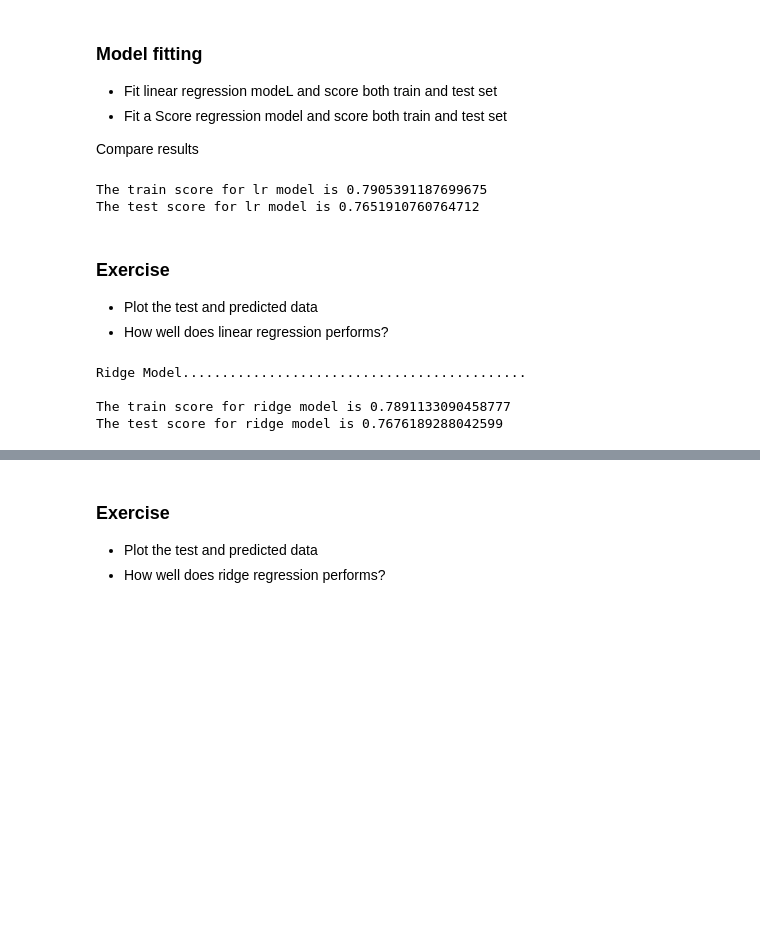
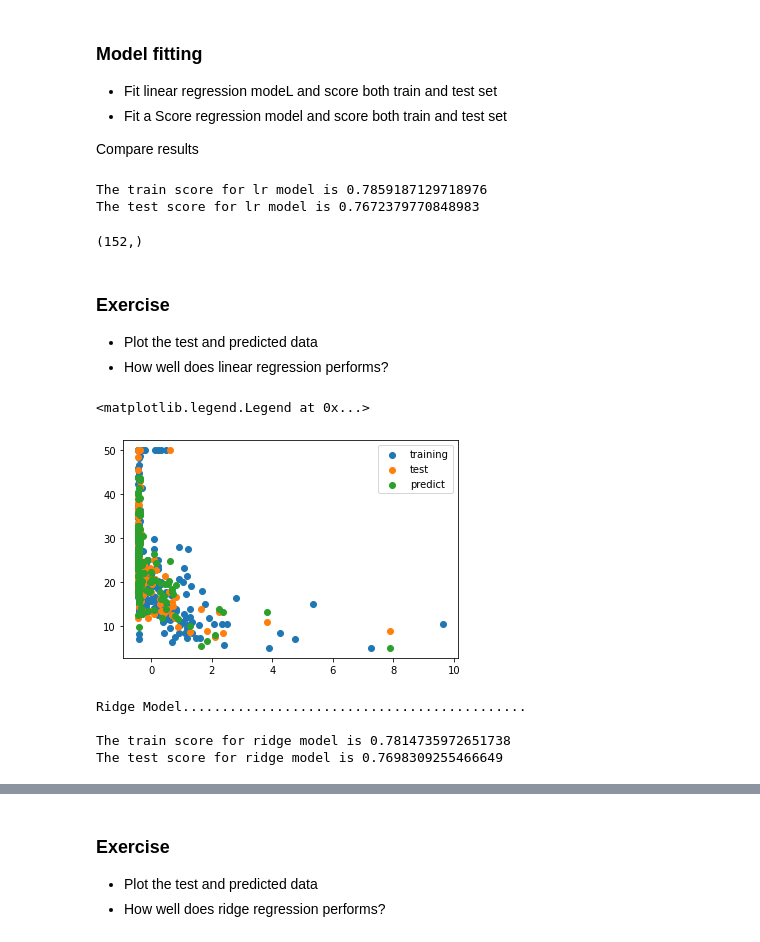
Before and after one commit to andreall/dicca__python_course, a Jupyter notebook: 08_sckitlearn_regression.ipynb, the cells around one changed output, grey strips where cells are left out. Cells and saved outputs as stored; diff of their text form; code cells hidden in the pictures; blank space fills up the shorter version.

```diff
--- a/08_sckitlearn_regression.ipynb
+++ b/08_sckitlearn_regression.ipynb
@@ -237,11 +255,6 @@ X_test = scaler.transform(X_test)
 # %% [output]
 The dimension of X_train is (354, 11)
 The dimension of X_test is (152, 11)
-# %%
-#Scale features
-scaler = StandardScaler()
-X_train = scaler.fit_transform(X_train)
-X_test = scaler.transform(X_test)
 # %% [markdown]
 ### Model fitting
 
@@ -269,19 +282,33 @@ test_score_lr = lr.score(X_test, y_test)
 print("The train score for lr model is {}".format(train_score_lr))
 print("The test score for lr model is {}".format(test_score_lr))
 # %% [output]
-The train score for lr model is 0.7905391187699675
-The test score for lr model is 0.7651910760764712
+The train score for lr model is 0.7859187129718976
+The test score for lr model is 0.7672379770848983
+# %%
+y_pred.shape
+# %% [output]
+(152,)
 # %% [markdown]
 ### Exercise
 
 - Plot the test and predicted data
 - How well does linear regression performs?
+# %%
+plt.scatter(X_train[:,0], y_train, label='training')
+plt.scatter(X_test[:,0], y_test, label='test')
+plt.scatter(X_test[:,0], y_pred, label='predict')
+plt.legend()
+# %% [output]
+<matplotlib.legend.Legend at 0x...>
+[figure, added]
 # %%
-
 #Ridge Regression Model
-ridgeReg = Ridge(alpha=10)
+ridgeReg = Ridge(alpha=20)
 
 ridgeReg.fit(X_train,y_train)
+
+# predict
+y_pred_r = ridgeReg.predict(X_test)
 
 #train and test scorefor ridge regression
 train_score_ridge = ridgeReg.score(X_train, y_train)
@@ -293,5 +320,5 @@ print("The test score for ridge model is {}".format(test_score_ridge))
 # %% [output]
 Ridge Model............................................
 
-The train score for ridge model is 0.7891133090458777
-The test score for ridge model is 0.7676189288042599
+The train score for ridge model is 0.7814735972651738
+The test score for ridge model is 0.7698309255466649
```
Also changed, not shown: parts of 8 cells of this notebook, 3 other files.
